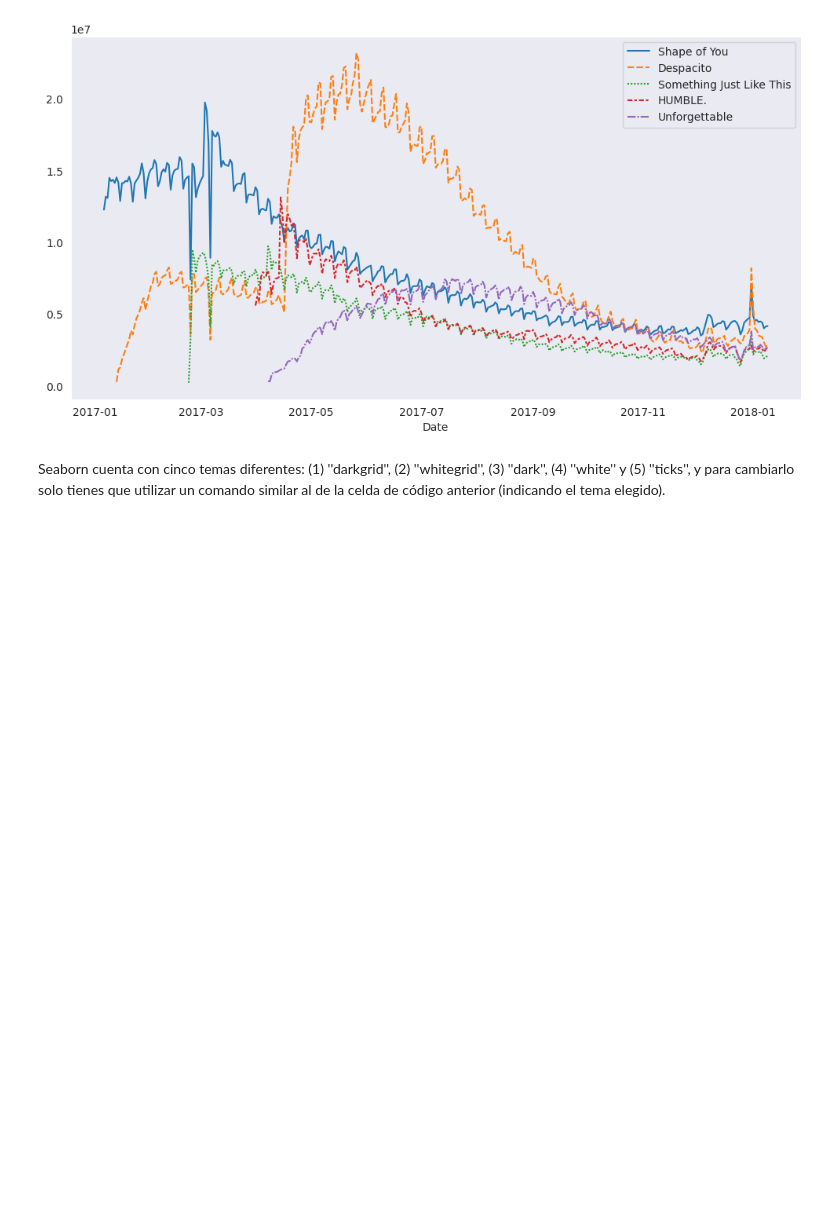
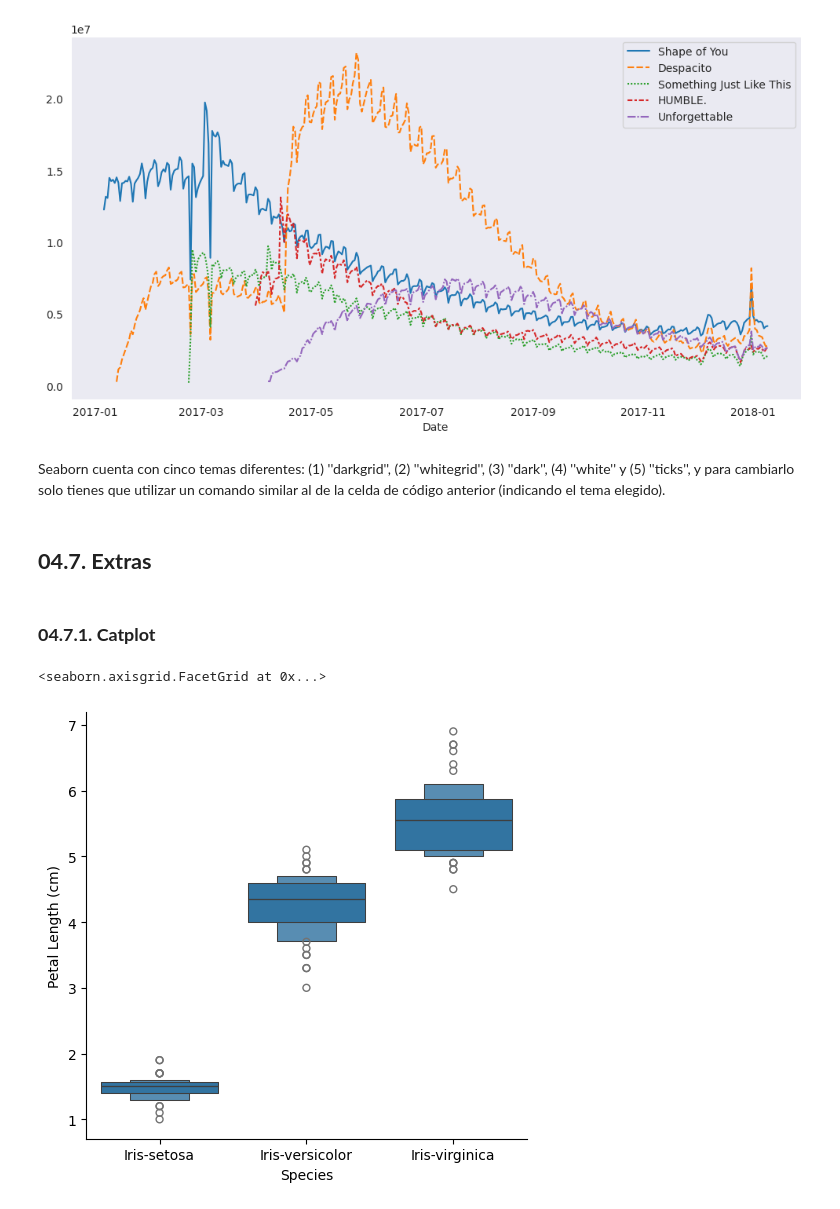
Before and after one commit to Kur0n3-112/CuadernosJupyterlab, a Jupyter notebook: kaggle/04_DataVisualizacion.ipynb, the cells around one changed output. Cells and saved outputs as stored; diff of their text form; code cells hidden in the pictures; blank space fills up the shorter version.

```diff
--- a/kaggle/04_DataVisualizacion.ipynb
+++ b/kaggle/04_DataVisualizacion.ipynb
@@ -290,7 +290,7 @@ sns.swarmplot(x=insurance_data['smoker'],
 
 
 # Path of the file to read
-iris_filepath = "./archivosDeDatos/iris.csv"
+iris_filepath = "./iris.csv"
 
 # Read the file into a variable iris_data
 iris_data = pd.read_csv(iris_filepath, index_col="Id")
@@ -432,3 +432,12 @@ sns.lineplot(data=spotify_data)
 [figure]
 # %% [markdown]
 Seaborn cuenta con cinco temas diferentes: (1) ''darkgrid'', (2) ''whitegrid'', (3) ''dark'', (4) ''white'' y (5) ''ticks'', y para cambiarlo solo tienes que utilizar un comando similar al de la celda de código anterior (indicando el tema elegido).
+# %% [markdown]
+## **04.7. Extras**
+# %% [markdown]
+### **04.7.1. Catplot**
+# %%
+sns.catplot(x="Species", y="Petal Length (cm)", data=iris_data, kind="boxen")
+# %% [output]
+<seaborn.axisgrid.FacetGrid at 0x...>
+[figure, added]
```
Also changed, not shown: 10 other files.
